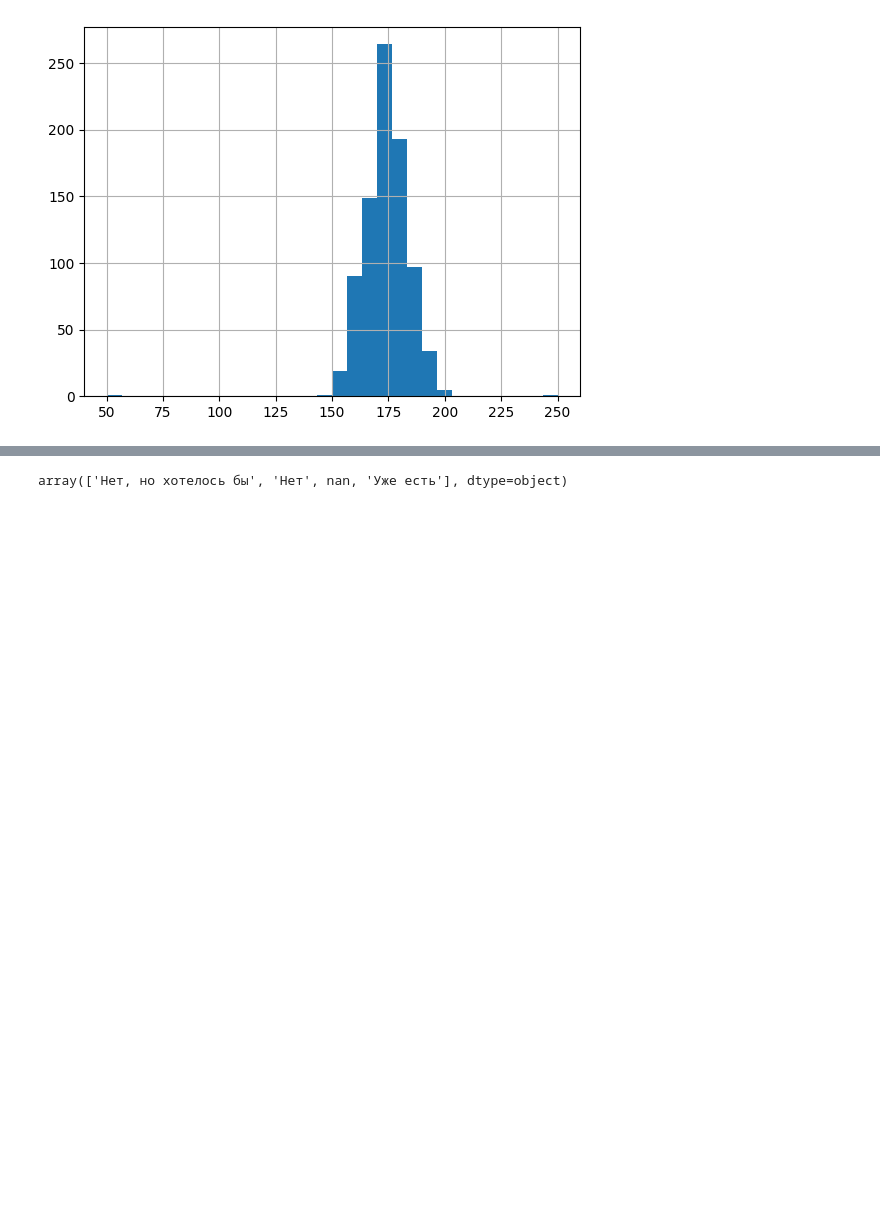
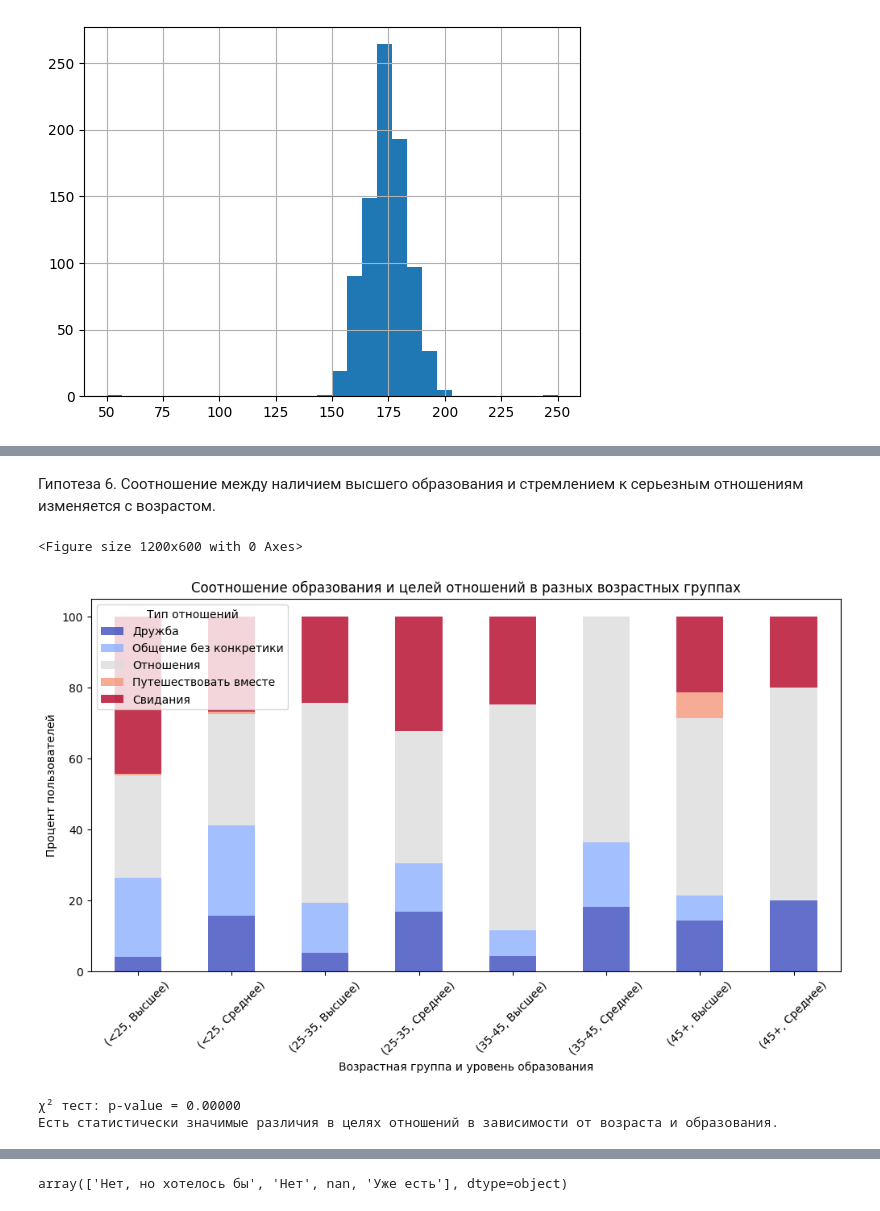
Before and after one commit to CTF-one-love/C4_HS, a Jupyter notebook: Tvoi_Proekt_V2_Tset.ipynb, the cells around one changed output, grey strips where cells are left out. Drawn from its saved outputs; the diff is of its cells as text; code cells hidden in the pictures; blank space fills up the shorter version.

```diff
--- a/Tvoi_Proekt_V2_Tset.ipynb
+++ b/Tvoi_Proekt_V2_Tset.ipynb
@@ -781,0 +751,41 @@ Passing `palette` without assigning `hue` is deprecated and will be removed in v
+# %% [markdown]
+Гипотеза 6. Соотношение между наличием высшего образования и стремлением к серьезным отношениям изменяется с возрастом.
+# %%
+# Очистка данных
+df_filtered_6 = df_work.dropna(subset=['age', 'education', 'target']).copy()
+
+# Категоризация образования
+df_filtered_6['education_group'] = df_filtered_6['education'].apply(lambda x: 'Высшее' if 'Высшее' in x else 'Среднее')
+
+# Создание возрастных групп
+bins = [18, 25, 35, 45, 60]
+labels = ['<25', '25-35', '35-45', '45+']
+df_filtered_6['age_group'] = pd.cut(df_filtered_6['age'], bins=bins, labels=labels, include_lowest=True)
+
+# Анализ долей пользователей с разными целями отношений в группах возраста и образования
+education_target_dist = df_filtered_6.groupby(['age_group', 'education_group'], observed=False)['target'].value_counts(normalize=True).unstack() * 100
+
+# Визуализация
+plt.figure(figsize=(12, 6))
+education_target_dist.plot(kind='bar', stacked=True, colormap='coolwarm', figsize=(12, 6), alpha=0.8)
+plt.title('Соотношение образования и целей отношений в разных возрастных группах')
+plt.xlabel('Возрастная группа и уровень образования')
+plt.ylabel('Процент пользователей')
+plt.legend(title="Тип отношений")
+plt.xticks(rotation=45)
+plt.show()
+
+# Проверка статистической значимости (χ² тест)
+contingency_table = pd.crosstab(index=[df_filtered_6['age_group'], df_filtered_6['education_group']], columns=df_filtered_6['target'])
+chi2, p, dof, expected = chi2_contingency(contingency_table)
+
+print(f"χ² тест: p-value = {p:.5f}")
+if p < 0.05:
+    print("Есть статистически значимые различия в целях отношений в зависимости от возраста и образования.")
+else:
+    print("Нет значимых различий.")
+# %% [output]
+<Figure size 1200x600 with 0 Axes>
+[figure, added]
+χ² тест: p-value = 0.00000
+Есть статистически значимые различия в целях отношений в зависимости от возраста и образования.
```
Also changed, not shown: parts of 20 cells of this notebook.
